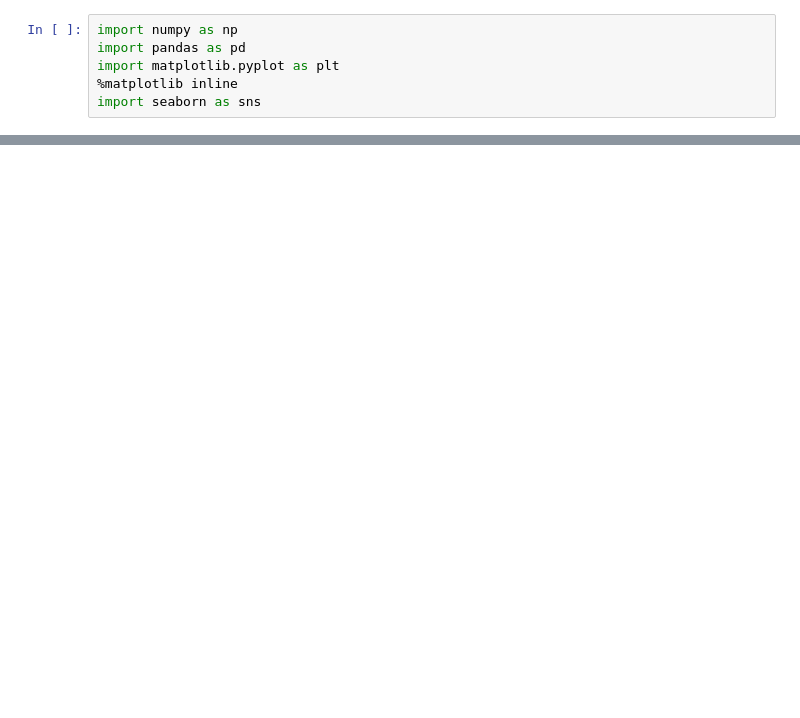
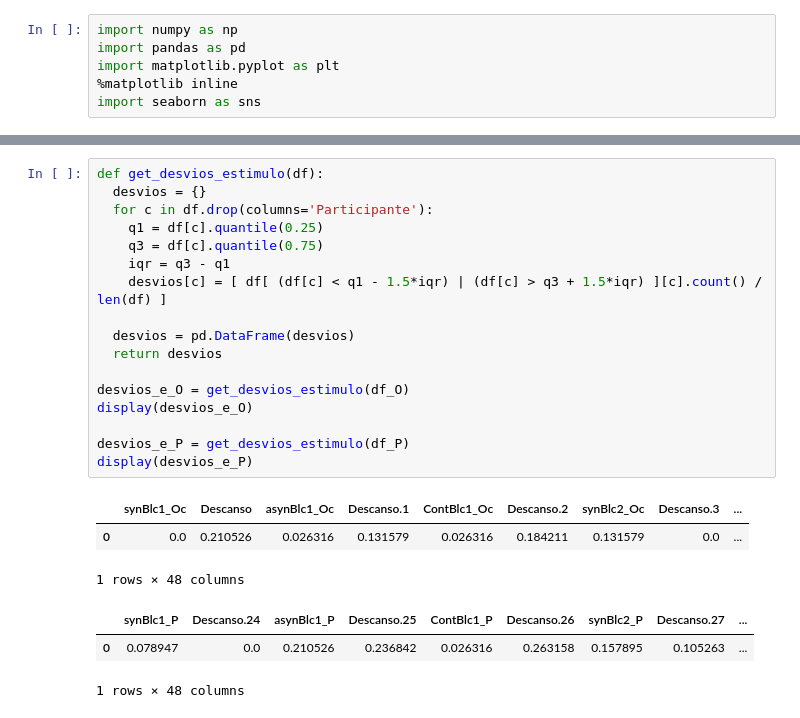
Before and after one commit to Rogerio-mack/fNIRS, a Jupyter notebook: A_Carol_times.ipynb, the cells around one changed output, grey strips where cells are left out. Saved outputs shown, nothing was run; the diff lists cells and outputs as text; blank space fills up the shorter version.

```diff
--- a/A_Carol_times.ipynb
+++ b/A_Carol_times.ipynb
@@ -283,0 +84,24 @@ plt.show()
+# %%
+def get_desvios_estimulo(df):
+  desvios = {}
+  for c in df.drop(columns='Participante'):
+    q1 = df[c].quantile(0.25)
+    q3 = df[c].quantile(0.75)
+    iqr = q3 - q1
+    desvios[c] = [ df[ (df[c] < q1 - 1.5*iqr) | (df[c] > q3 + 1.5*iqr) ][c].count() / len(df) ]
+
+  desvios = pd.DataFrame(desvios)
+  return desvios
+
+desvios_e_O = get_desvios_estimulo(df_O)
+display(desvios_e_O)
+
+desvios_e_P = get_desvios_estimulo(df_P)
+display(desvios_e_P)
+# %% [output]
+|  | synBlc1_Oc | Descanso | asynBlc1_Oc | Descanso.1 | ContBlc1_Oc | Descanso.2 | synBlc2_Oc | Descanso.3 | ... |
+| 0 | 0.0 | 0.210526 | 0.026316 | 0.131579 | 0.026316 | 0.184211 | 0.131579 | 0.0 | ... |
+1 rows × 48 columns
+|  | synBlc1_P | Descanso.24 | asynBlc1_P | Descanso.25 | ContBlc1_P | Descanso.26 | synBlc2_P | Descanso.27 | ... |
+| 0 | 0.078947 | 0.0 | 0.210526 | 0.236842 | 0.026316 | 0.263158 | 0.157895 | 0.105263 | ... |
+1 rows × 48 columns
```
Also changed, not shown: parts of 37 cells of this notebook.
